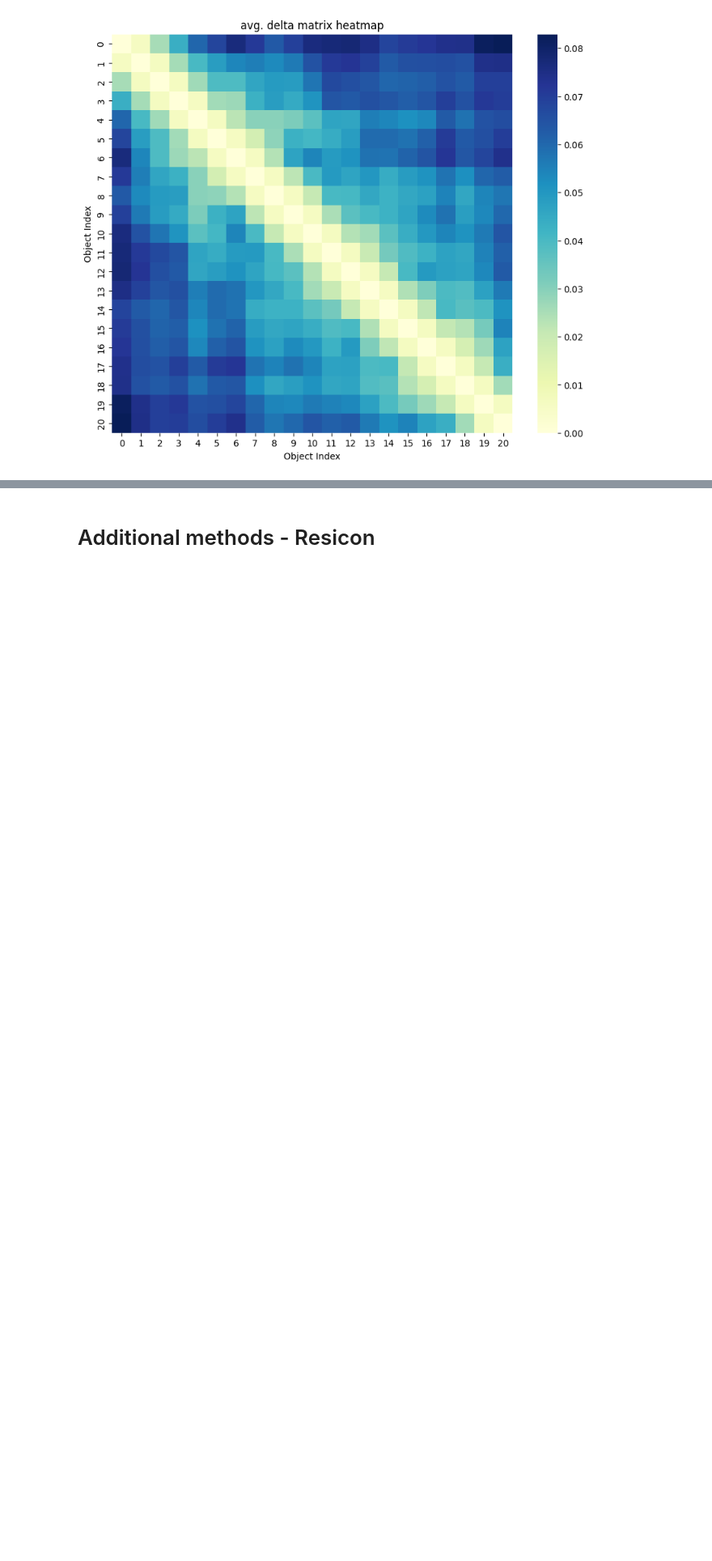
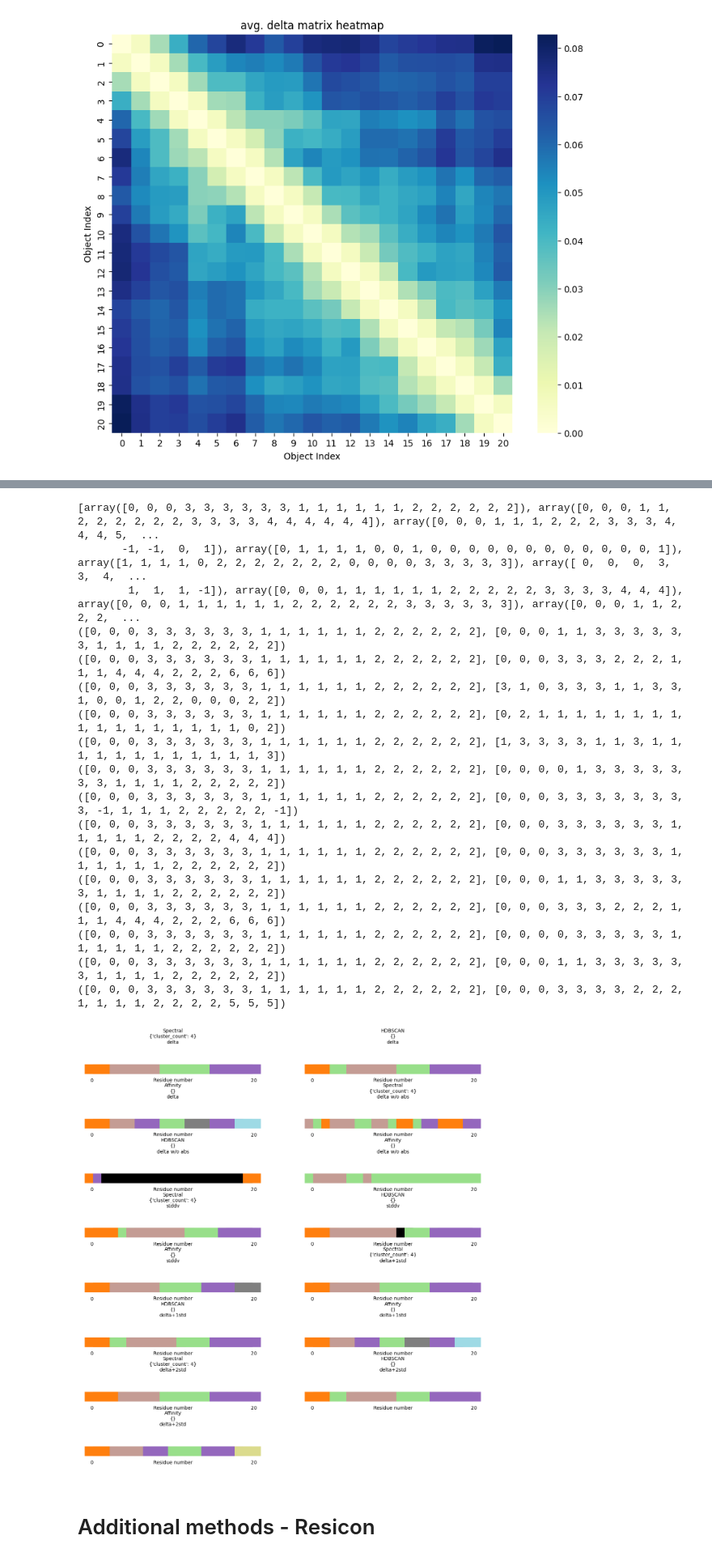
Before and after one commit to jalhackl/COMET, a Jupyter notebook: simple_protein_example_fspeptide.ipynb, the cells around one changed output, grey strips where cells are left out. Shown at 81% size. Saved outputs shown, nothing was run; the diff lists cells and outputs as text; code cells hidden in the pictures; blank space fills up the shorter version.

```diff
--- a/simple_protein_example_fspeptide.ipynb
+++ b/simple_protein_example_fspeptide.ipynb
@@ -234,2 +160,23 @@ index
+# %%
+visualizations.line_plot_workflow([item["clustering"] for item in res], titles = [str(item["name"]  + "\n" + str(item["params"]) + "\n" + item["matrix"]) for item in res], full_title = "FS-peptide", rearrange = True, hdb_scan_noise=True, num_cols=2)
+# %% [output]
+[array([0, 0, 0, 3, 3, 3, 3, 3, 3, 1, 1, 1, 1, 1, 1, 2, 2, 2, 2, 2, 2]), array([0, 0, 0, 1, 1, 2, 2, 2, 2, 2, 2, 3, 3, 3, 3, 4, 4, 4, 4, 4, 4]), array([0, 0, 0, 1, 1, 1, 2, 2, 2, 3, 3, 3, 4, 4, 4, 5,  ...
+       -1, -1,  0,  1]), array([0, 1, 1, 1, 1, 0, 0, 1, 0, 0, 0, 0, 0, 0, 0, 0, 0, 0, 0, 0, 1]), array([1, 1, 1, 1, 0, 2, 2, 2, 2, 2, 2, 2, 0, 0, 0, 0, 3, 3, 3, 3, 3]), array([ 0,  0,  0,  3,  3,  4,  ...
+        1,  1,  1, -1]), array([0, 0, 0, 1, 1, 1, 1, 1, 1, 2, 2, 2, 2, 2, 3, 3, 3, 3, 4, 4, 4]), array([0, 0, 0, 1, 1, 1, 1, 1, 1, 2, 2, 2, 2, 2, 2, 3, 3, 3, 3, 3, 3]), array([0, 0, 0, 1, 1, 2, 2, 2,  ...
+([0, 0, 0, 3, 3, 3, 3, 3, 3, 1, 1, 1, 1, 1, 1, 2, 2, 2, 2, 2, 2], [0, 0, 0, 1, 1, 3, 3, 3, 3, 3, 3, 1, 1, 1, 1, 2, 2, 2, 2, 2, 2])
+([0, 0, 0, 3, 3, 3, 3, 3, 3, 1, 1, 1, 1, 1, 1, 2, 2, 2, 2, 2, 2], [0, 0, 0, 3, 3, 3, 2, 2, 2, 1, 1, 1, 4, 4, 4, 2, 2, 2, 6, 6, 6])
+([0, 0, 0, 3, 3, 3, 3, 3, 3, 1, 1, 1, 1, 1, 1, 2, 2, 2, 2, 2, 2], [3, 1, 0, 3, 3, 3, 1, 1, 3, 3, 1, 0, 0, 1, 2, 2, 0, 0, 0, 2, 2])
+([0, 0, 0, 3, 3, 3, 3, 3, 3, 1, 1, 1, 1, 1, 1, 2, 2, 2, 2, 2, 2], [0, 2, 1, 1, 1, 1, 1, 1, 1, 1, 1, 1, 1, 1, 1, 1, 1, 1, 1, 0, 2])
+([0, 0, 0, 3, 3, 3, 3, 3, 3, 1, 1, 1, 1, 1, 1, 2, 2, 2, 2, 2, 2], [1, 3, 3, 3, 3, 1, 1, 3, 1, 1, 1, 1, 1, 1, 1, 1, 1, 1, 1, 1, 3])
+([0, 0, 0, 3, 3, 3, 3, 3, 3, 1, 1, 1, 1, 1, 1, 2, 2, 2, 2, 2, 2], [0, 0, 0, 0, 1, 3, 3, 3, 3, 3, 3, 3, 1, 1, 1, 1, 2, 2, 2, 2, 2])
+([0, 0, 0, 3, 3, 3, 3, 3, 3, 1, 1, 1, 1, 1, 1, 2, 2, 2, 2, 2, 2], [0, 0, 0, 3, 3, 3, 3, 3, 3, 3, 3, -1, 1, 1, 1, 2, 2, 2, 2, 2, -1])
+([0, 0, 0, 3, 3, 3, 3, 3, 3, 1, 1, 1, 1, 1, 1, 2, 2, 2, 2, 2, 2], [0, 0, 0, 3, 3, 3, 3, 3, 3, 1, 1, 1, 1, 1, 2, 2, 2, 2, 4, 4, 4])
+([0, 0, 0, 3, 3, 3, 3, 3, 3, 1, 1, 1, 1, 1, 1, 2, 2, 2, 2, 2, 2], [0, 0, 0, 3, 3, 3, 3, 3, 3, 1, 1, 1, 1, 1, 1, 2, 2, 2, 2, 2, 2])
+([0, 0, 0, 3, 3, 3, 3, 3, 3, 1, 1, 1, 1, 1, 1, 2, 2, 2, 2, 2, 2], [0, 0, 0, 1, 1, 3, 3, 3, 3, 3, 3, 1, 1, 1, 1, 2, 2, 2, 2, 2, 2])
+([0, 0, 0, 3, 3, 3, 3, 3, 3, 1, 1, 1, 1, 1, 1, 2, 2, 2, 2, 2, 2], [0, 0, 0, 3, 3, 3, 2, 2, 2, 1, 1, 1, 4, 4, 4, 2, 2, 2, 6, 6, 6])
+([0, 0, 0, 3, 3, 3, 3, 3, 3, 1, 1, 1, 1, 1, 1, 2, 2, 2, 2, 2, 2], [0, 0, 0, 0, 3, 3, 3, 3, 3, 1, 1, 1, 1, 1, 1, 2, 2, 2, 2, 2, 2])
+([0, 0, 0, 3, 3, 3, 3, 3, 3, 1, 1, 1, 1, 1, 1, 2, 2, 2, 2, 2, 2], [0, 0, 0, 1, 1, 3, 3, 3, 3, 3, 3, 1, 1, 1, 1, 2, 2, 2, 2, 2, 2])
+([0, 0, 0, 3, 3, 3, 3, 3, 3, 1, 1, 1, 1, 1, 1, 2, 2, 2, 2, 2, 2], [0, 0, 0, 3, 3, 3, 3, 2, 2, 2, 1, 1, 1, 1, 2, 2, 2, 2, 5, 5, 5])
+[figure, added]
 # %% [markdown]
 # Additional methods - Resicon
```
Also changed, not shown: parts of 22 cells of this notebook, 5 other files.
